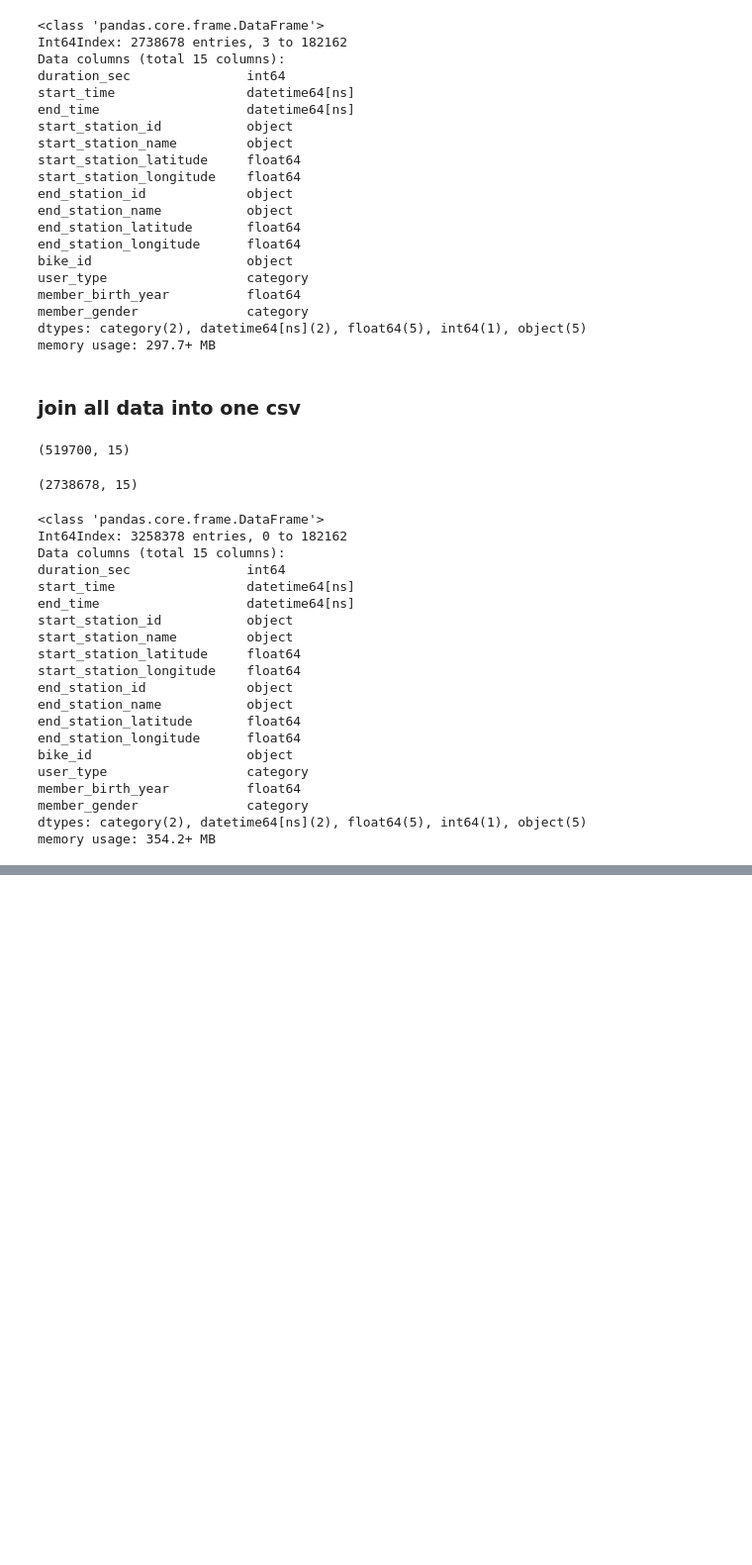
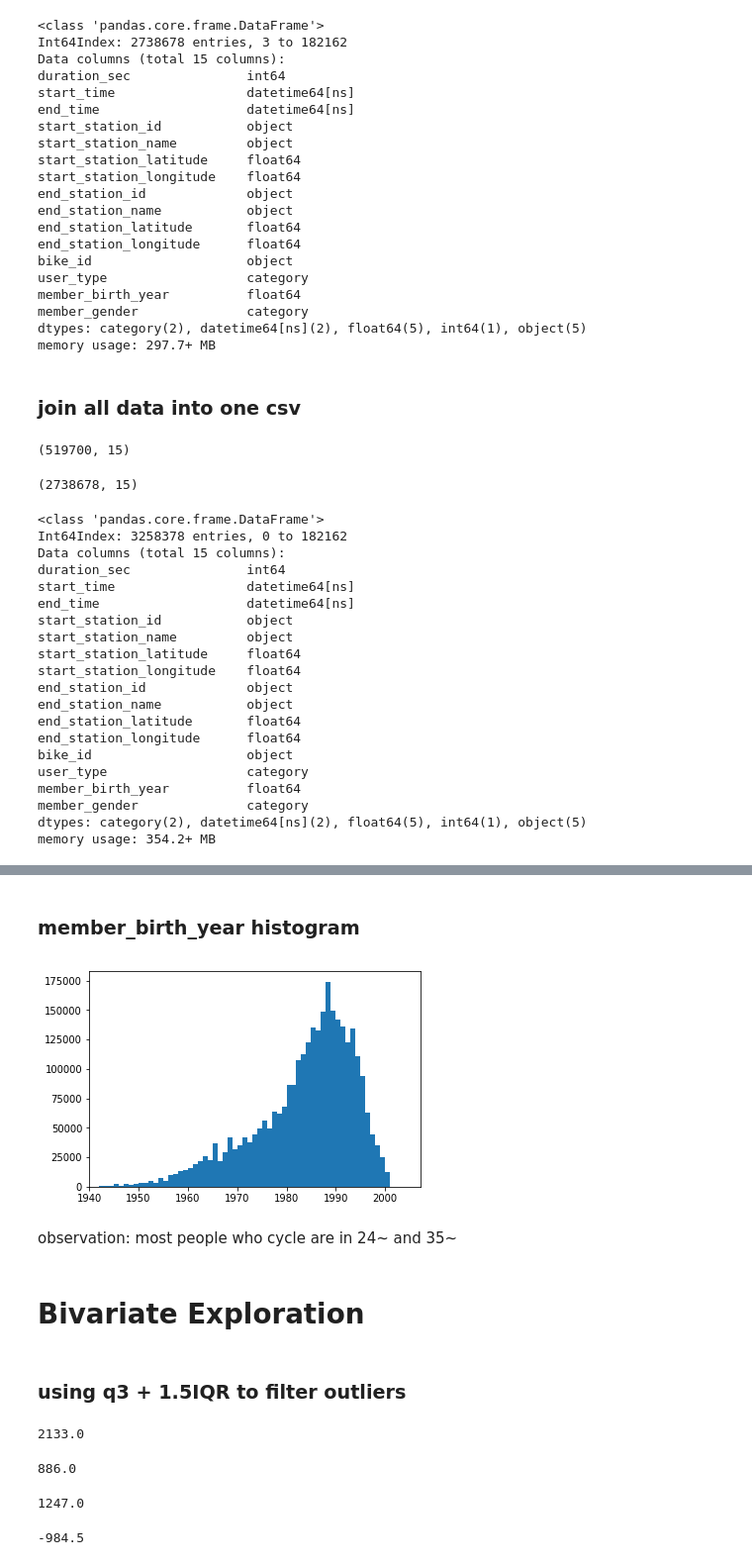
Before and after one commit to mohamed-gomaa84/Communicate_Data_Findings, a Jupyter notebook: exploration_template.ipynb, the cells around one changed output, grey strips where cells are left out. Shown at 99% size. Drawn from its saved outputs; the diff is of its cells as text; code cells hidden in the pictures; blank space fills up the shorter version.

```diff
--- a/exploration_template.ipynb
+++ b/exploration_template.ipynb
@@ -533,0 +697,14 @@ ParserError: Error tokenizing data. C error: Calling read(nbytes) on source fail
+# %% [markdown]
+### member_birth_year histogram
+# %%
+bin_edges = np.arange(df['member_birth_year'].min(), df['member_birth_year'].max()+1, 1)
+plt.hist(data = df, x ='member_birth_year', bins = bin_edges);
+plt.xlim(1940);
+# %% [output]
+[figure, added]
+# %% [markdown]
+observation: most people who cycle are in 24~ and 35~
+# %% [markdown]
+ # Bivariate Exploration
+# %% [markdown]
+### using q3 + 1.5IQR to filter outliers
@@ -533,0 +716,16 @@ ParserError: Error tokenizing data. C error: Calling read(nbytes) on source fail
+# %%
+q3
+# %% [output]
+2133.0
+# %%
+q1
+# %% [output]
+886.0
+# %%
+iqr
+# %% [output]
+1247.0
+# %%
+886- 1.5*1247
+# %% [output]
+-984.5
```
Also changed, not shown: parts of 82 cells of this notebook.
